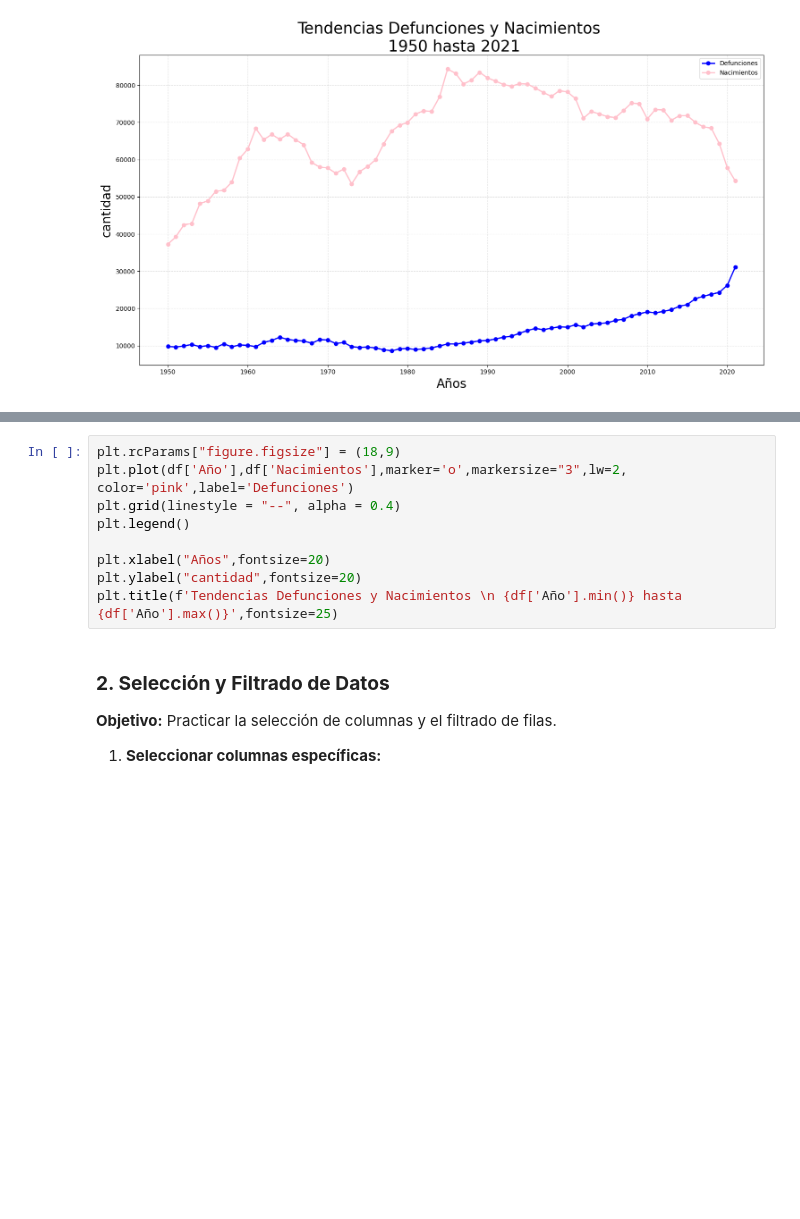
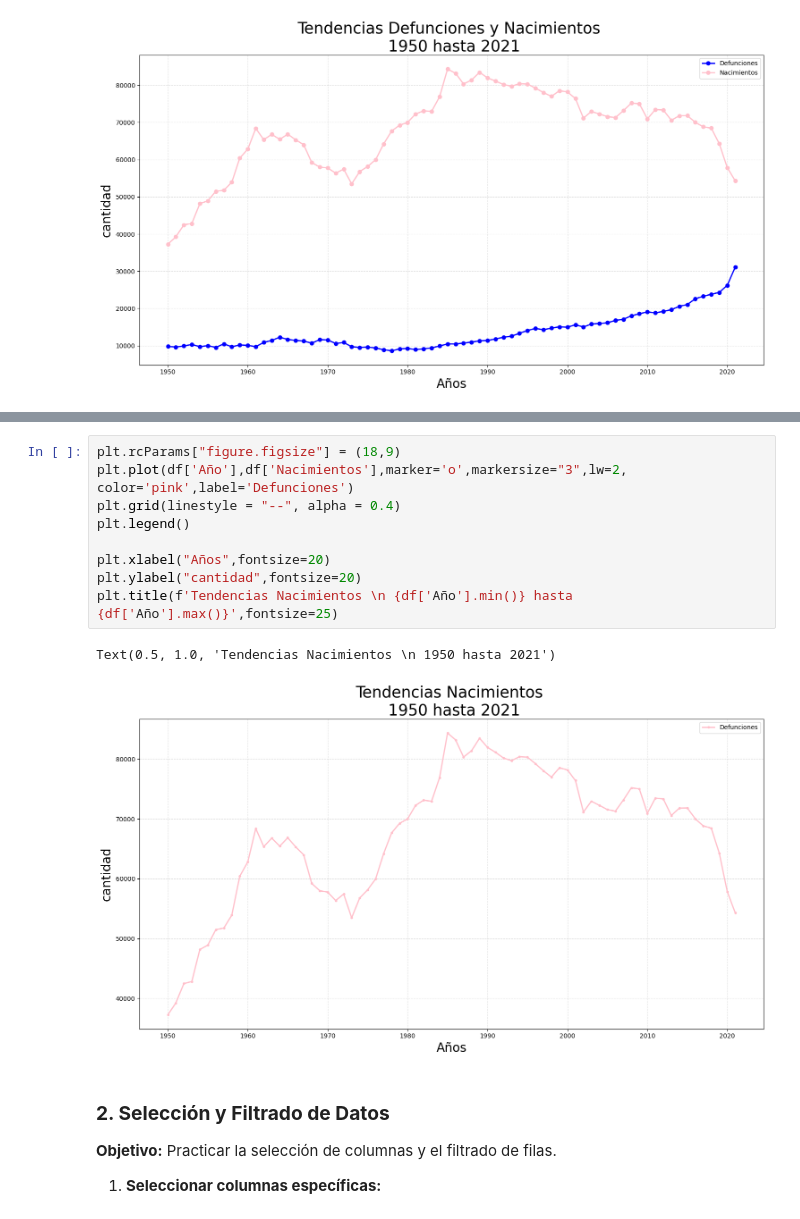
Before and after one commit to FiorellaChava/Programacion-Python-Basico-GRUPO-1---6181133432, a Jupyter notebook: Estudiantes/fiorella chavarria/semana 5/Clase 10/tarea/Practica_9.ipynb, the cells around one changed output, grey strips where cells are left out. Saved outputs shown, nothing was run; the diff lists cells and outputs as text; blank space fills up the shorter version.

```diff
--- a/Estudiantes/fiorella chavarria/semana 5/Clase 10/tarea/Practica_9.ipynb
+++ b/Estudiantes/fiorella chavarria/semana 5/Clase 10/tarea/Practica_9.ipynb
@@ -102,12 +115,15 @@ Text(0.5, 1.0, 'Tendencias Defunciones y Nacimientos \n 1950 hasta 2021')
 # %%
 plt.rcParams["figure.figsize"] = (18,9)
 plt.plot(df['Año'],df['Nacimientos'],marker='o',markersize="3",lw=2, color='pink',label='Defunciones')
 plt.grid(linestyle = "--", alpha = 0.4)
 plt.legend()
 
 plt.xlabel("Años",fontsize=20)
 plt.ylabel("cantidad",fontsize=20)
-plt.title(f'Tendencias Defunciones y Nacimientos \n {df['Año'].min()} hasta {df['Año'].max()}',fontsize=25)
+plt.title(f'Tendencias Nacimientos \n {df['Año'].min()} hasta {df['Año'].max()}',fontsize=25)
+# %% [output]
+Text(0.5, 1.0, 'Tendencias Nacimientos \n 1950 hasta 2021')
+[figure, added]
 # %% [markdown]
 ### **2\. Selección y Filtrado de Datos**
 
```
Also changed, not shown: parts of 6 cells of this notebook.
